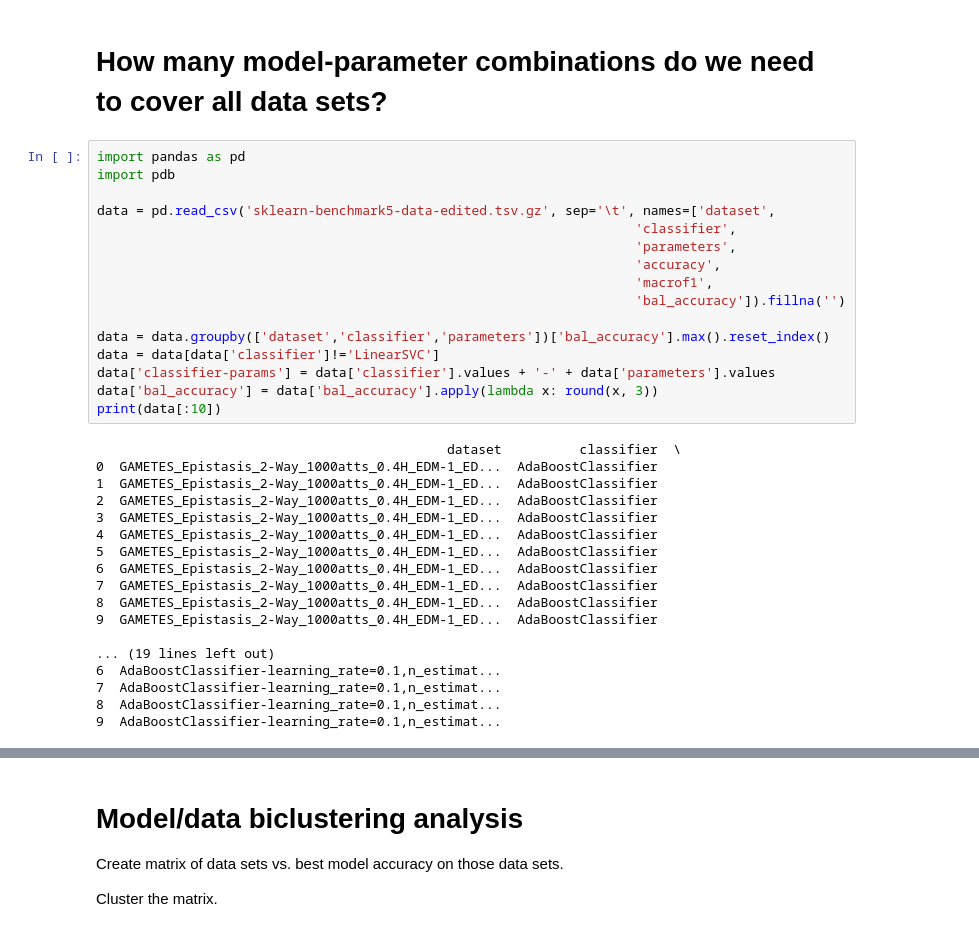
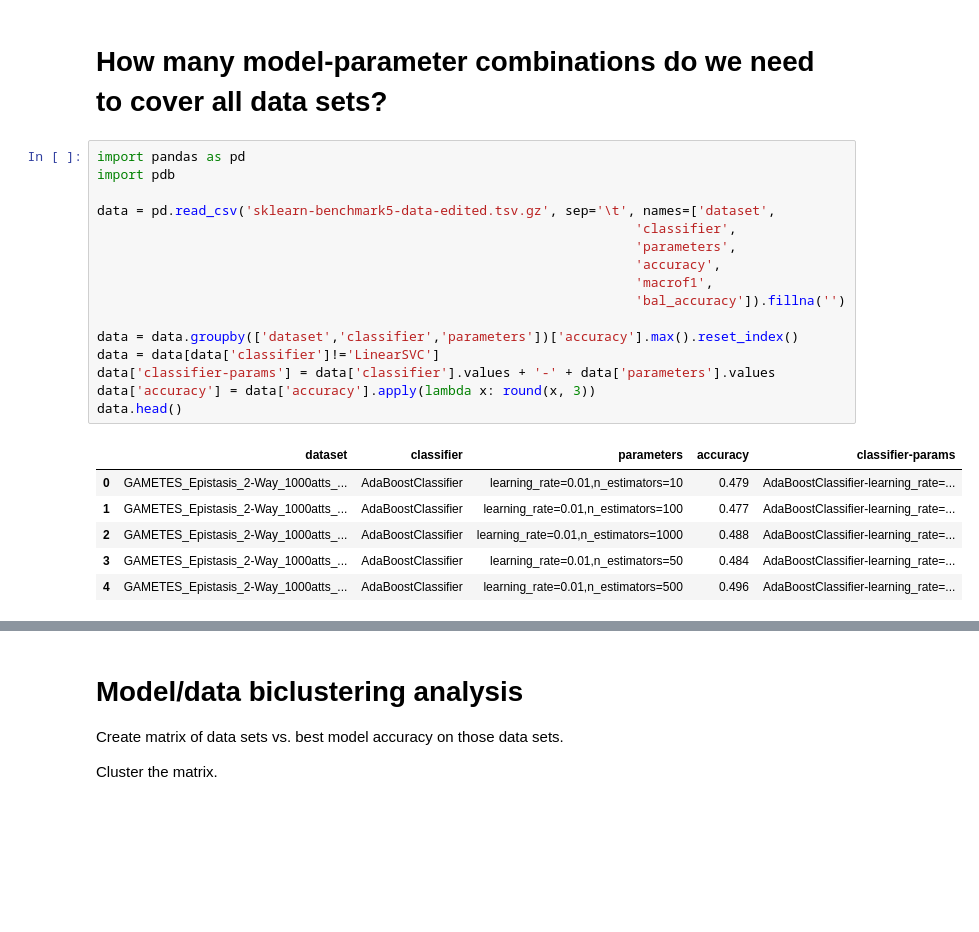
Before and after one commit to rhiever/sklearn-benchmarks, a Jupyter notebook: notebooks/analyze-sklearn-benchmark.ipynb, the cells around one changed output, grey strips where cells are left out. Drawn from its saved outputs; the diff is of its cells as text; blank space fills up the shorter version.

```diff
--- a/notebooks/analyze-sklearn-benchmark.ipynb
+++ b/notebooks/analyze-sklearn-benchmark.ipynb
@@ -533,37 +533,26 @@ top_models
 # %%
 import pandas as pd
 import pdb
 
 data = pd.read_csv('sklearn-benchmark5-data-edited.tsv.gz', sep='\t', names=['dataset',
                                                                      'classifier',
                                                                      'parameters',
                                                                      'accuracy',
                                                                      'macrof1',
                                                                      'bal_accuracy']).fillna('')
 
-data = data.groupby(['dataset','classifier','parameters'])['bal_accuracy'].max().reset_index()
+data = data.groupby(['dataset','classifier','parameters'])['accuracy'].max().reset_index()
 data = data[data['classifier']!='LinearSVC']
 data['classifier-params'] = data['classifier'].values + '-' + data['parameters'].values
-data['bal_accuracy'] = data['bal_accuracy'].apply(lambda x: round(x, 3))
-print(data[:10])
+data['accuracy'] = data['accuracy'].apply(lambda x: round(x, 3))
+data.head()
 # %% [output]
-                                             dataset          classifier  \
-0  GAMETES_Epistasis_2-Way_1000atts_0.4H_EDM-1_ED...  AdaBoostClassifier
-1  GAMETES_Epistasis_2-Way_1000atts_0.4H_EDM-1_ED...  AdaBoostClassifier
-2  GAMETES_Epistasis_2-Way_1000atts_0.4H_EDM-1_ED...  AdaBoostClassifier
-3  GAMETES_Epistasis_2-Way_1000atts_0.4H_EDM-1_ED...  AdaBoostClassifier
-4  GAMETES_Epistasis_2-Way_1000atts_0.4H_EDM-1_ED...  AdaBoostClassifier
-5  GAMETES_Epistasis_2-Way_1000atts_0.4H_EDM-1_ED...  AdaBoostClassifier
-6  GAMETES_Epistasis_2-Way_1000atts_0.4H_EDM-1_ED...  AdaBoostClassifier
-7  GAMETES_Epistasis_2-Way_1000atts_0.4H_EDM-1_ED...  AdaBoostClassifier
-8  GAMETES_Epistasis_2-Way_1000atts_0.4H_EDM-1_ED...  AdaBoostClassifier
-9  GAMETES_Epistasis_2-Way_1000atts_0.4H_EDM-1_ED...  AdaBoostClassifier
-
-... (19 lines left out)
-6  AdaBoostClassifier-learning_rate=0.1,n_estimat...
-7  AdaBoostClassifier-learning_rate=0.1,n_estimat...
-8  AdaBoostClassifier-learning_rate=0.1,n_estimat...
-9  AdaBoostClassifier-learning_rate=0.1,n_estimat...
+|  | dataset | classifier | parameters | accuracy | classifier-params |
+| 0 | GAMETES_Epistasis_2-Way_1000atts_... | AdaBoostClassifier | learning_rate=0.01,n_estimators=10 | 0.479 | AdaBoostClassifier-learning_rate=... |
+| 1 | GAMETES_Epistasis_2-Way_1000atts_... | AdaBoostClassifier | learning_rate=0.01,n_estimators=100 | 0.477 | AdaBoostClassifier-learning_rate=... |
+| 2 | GAMETES_Epistasis_2-Way_1000atts_... | AdaBoostClassifier | learning_rate=0.01,n_estimators=1000 | 0.488 | AdaBoostClassifier-learning_rate=... |
+| 3 | GAMETES_Epistasis_2-Way_1000atts_... | AdaBoostClassifier | learning_rate=0.01,n_estimators=50 | 0.484 | AdaBoostClassifier-learning_rate=... |
+| 4 | GAMETES_Epistasis_2-Way_1000atts_... | AdaBoostClassifier | learning_rate=0.01,n_estimators=500 | 0.496 | AdaBoostClassifier-learning_rate=... |
 # %%
 from collections import defaultdict
 
```
Also changed, not shown: parts of 2 cells of this notebook.
